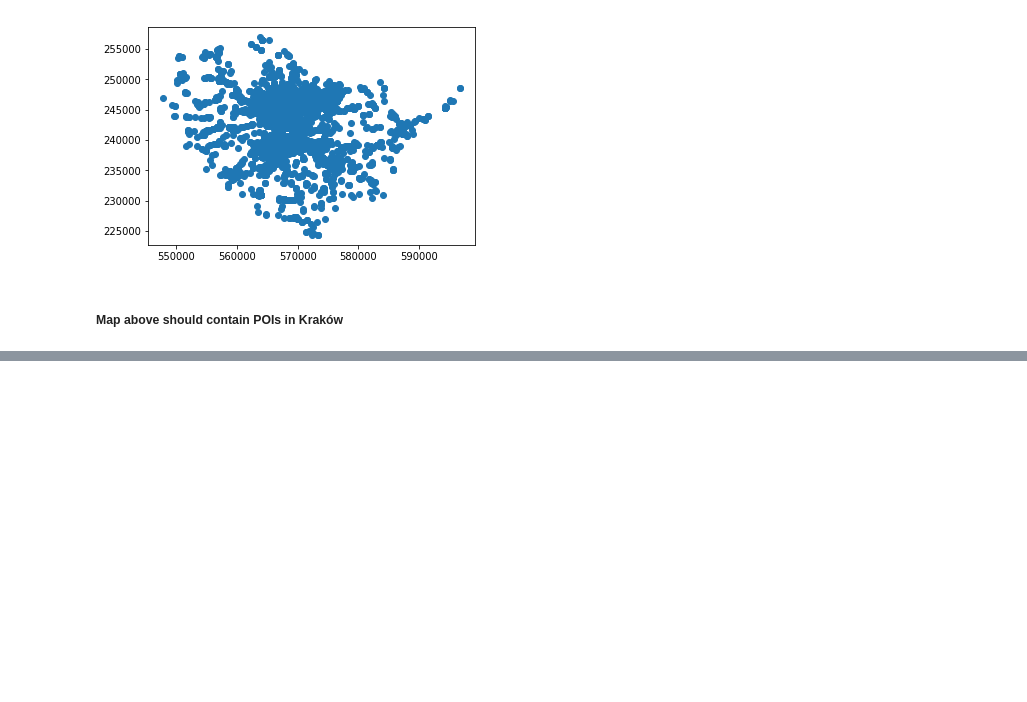
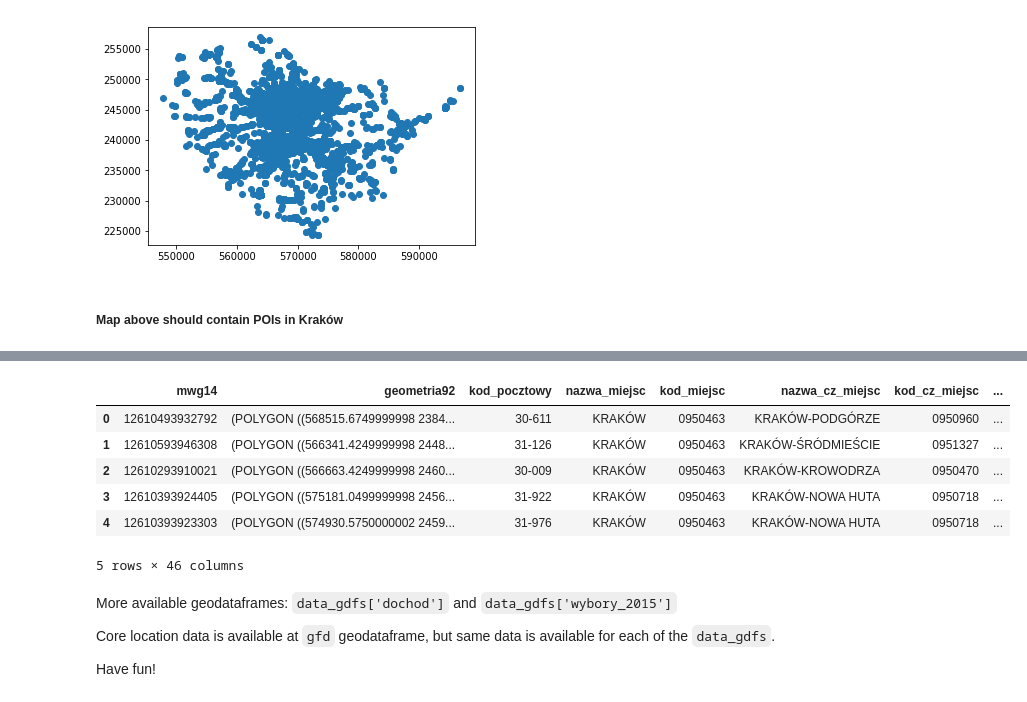
Before and after one commit to kowaalczyk/maraton-analizy-danych, a Jupyter notebook: src/Starter.ipynb, the cells around one changed output, grey strips where cells are left out. Saved outputs shown, nothing was run; the diff lists cells and outputs as text; code cells hidden in the pictures; blank space fills up the shorter version.

```diff
--- a/src/Starter.ipynb
+++ b/src/Starter.ipynb
@@ -89,0 +105,18 @@ plt.show()
+# %%
+# demographic data geodataframe
+data_gdfs['demo_ext'].head()
+# %% [output]
+|  | mwg14 | geometria92 | kod_pocztowy | nazwa_miejsc | kod_miejsc | nazwa_cz_miejsc | kod_cz_miejsc | ... |
+| 0 | 12610493932792 | (POLYGON ((568515.6749999998 2384... | 30-611 | KRAKÓW | 0950463 | KRAKÓW-PODGÓRZE | 0950960 | ... |
+| 1 | 12610593946308 | (POLYGON ((566341.4249999998 2448... | 31-126 | KRAKÓW | 0950463 | KRAKÓW-ŚRÓDMIEŚCIE | 0951327 | ... |
+| 2 | 12610293910021 | (POLYGON ((566663.4249999998 2460... | 30-009 | KRAKÓW | 0950463 | KRAKÓW-KROWODRZA | 0950470 | ... |
+| 3 | 12610393924405 | (POLYGON ((575181.0499999998 2456... | 31-922 | KRAKÓW | 0950463 | KRAKÓW-NOWA HUTA | 0950718 | ... |
+| 4 | 12610393923303 | (POLYGON ((574930.5750000002 2459... | 31-976 | KRAKÓW | 0950463 | KRAKÓW-NOWA HUTA | 0950718 | ... |
+5 rows × 46 columns
+# %% [markdown]
+More available geodataframes:
+`data_gdfs['dochod']` and `data_gdfs['wybory_2015']`
+
+Core location data is available at `gfd` geodataframe, but same data is available for each of the `data_gdfs`.
+
+Have fun!
```
Also changed, not shown: parts of 5 cells of this notebook.
